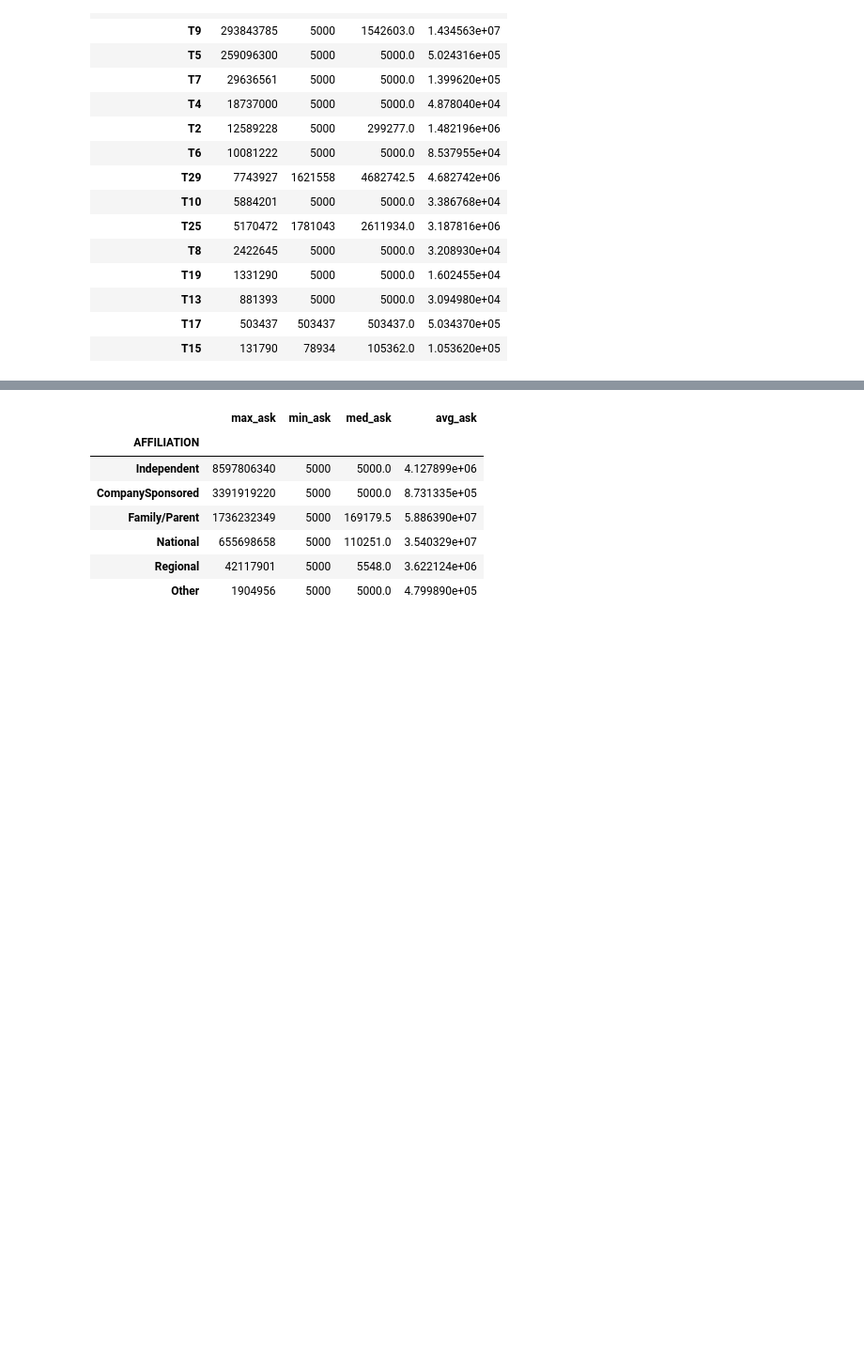
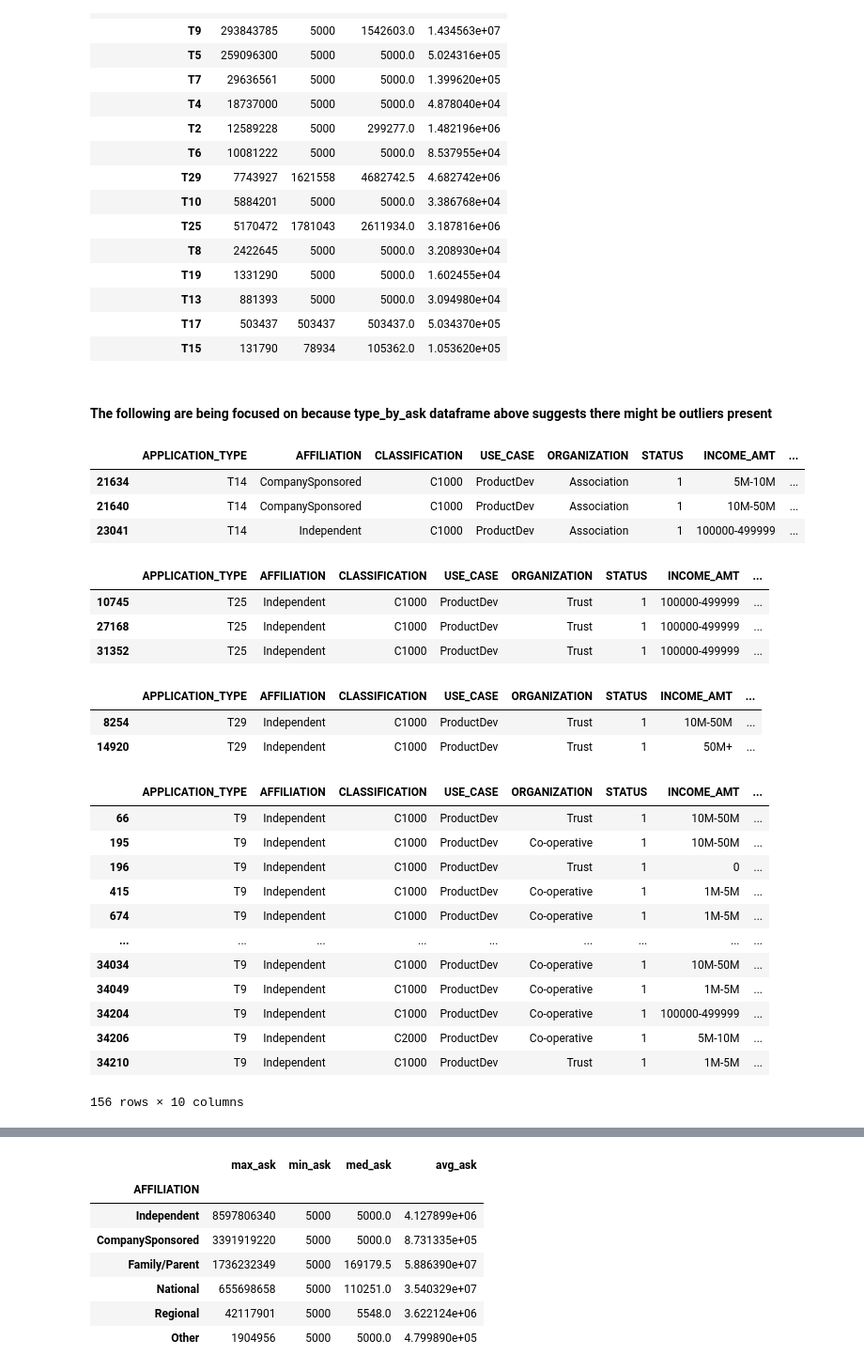
Before and after one commit to juliemcbaker/alphabet_optimization, a Jupyter notebook: AlphabetSoupCharity_Optimization.ipynb, the cells around one changed output, grey strips where cells are left out. Shown: that part at 94% size. Saved outputs shown, nothing was run; the diff lists cells and outputs as text; code cells hidden in the pictures; blank space fills up the shorter version.

```diff
--- a/AlphabetSoupCharity_Optimization.ipynb
+++ b/AlphabetSoupCharity_Optimization.ipynb
@@ -720,3 +720,45 @@ type_by_ask
 | T13 | 881393 | 5000 | 5000.0 | 3.094980e+04 |
 | T17 | 503437 | 503437 | 503437.0 | 5.034370e+05 |
 | T15 | 131790 | 78934 | 105362.0 | 1.053620e+05 |
+# %% [markdown]
+#### The following are being focused on because type_by_ask dataframe above suggests there might be outliers present
+# %%
+t14_df = app_df_3.loc[app_df_3['APPLICATION_TYPE'] == 'T14']
+t14_df
+# %% [output]
+|  | APPLICATION_TYPE | AFFILIATION | CLASSIFICATION | USE_CASE | ORGANIZATION | STATUS | INCOME_AMT | ... |
+| 21634 | T14 | CompanySponsored | C1000 | ProductDev | Association | 1 | 5M-10M | ... |
+| 21640 | T14 | CompanySponsored | C1000 | ProductDev | Association | 1 | 10M-50M | ... |
+| 23041 | T14 | Independent | C1000 | ProductDev | Association | 1 | 100000-499999 | ... |
+# %%
+t25_df = app_df_3.loc[app_df_3['APPLICATION_TYPE'] == 'T25']
+t25_df
+# %% [output]
+|  | APPLICATION_TYPE | AFFILIATION | CLASSIFICATION | USE_CASE | ORGANIZATION | STATUS | INCOME_AMT | ... |
+| 10745 | T25 | Independent | C1000 | ProductDev | Trust | 1 | 100000-499999 | ... |
+| 27168 | T25 | Independent | C1000 | ProductDev | Trust | 1 | 100000-499999 | ... |
+| 31352 | T25 | Independent | C1000 | ProductDev | Trust | 1 | 100000-499999 | ... |
+# %%
+t29_df = app_df_3.loc[app_df_3['APPLICATION_TYPE'] == 'T29']
+t29_df
+# %% [output]
+|  | APPLICATION_TYPE | AFFILIATION | CLASSIFICATION | USE_CASE | ORGANIZATION | STATUS | INCOME_AMT | ... |
+| 8254 | T29 | Independent | C1000 | ProductDev | Trust | 1 | 10M-50M | ... |
+| 14920 | T29 | Independent | C1000 | ProductDev | Trust | 1 | 50M+ | ... |
+# %%
+t9_df = app_df_3.loc[app_df_3['APPLICATION_TYPE'] == 'T9']
+t9_df
+# %% [output]
+|  | APPLICATION_TYPE | AFFILIATION | CLASSIFICATION | USE_CASE | ORGANIZATION | STATUS | INCOME_AMT | ... |
+| 66 | T9 | Independent | C1000 | ProductDev | Trust | 1 | 10M-50M | ... |
+| 195 | T9 | Independent | C1000 | ProductDev | Co-operative | 1 | 10M-50M | ... |
+| 196 | T9 | Independent | C1000 | ProductDev | Trust | 1 | 0 | ... |
+| 415 | T9 | Independent | C1000 | ProductDev | Co-operative | 1 | 1M-5M | ... |
+| 674 | T9 | Independent | C1000 | ProductDev | Co-operative | 1 | 1M-5M | ... |
+| ... | ... | ... | ... | ... | ... | ... | ... | ... |
+| 34034 | T9 | Independent | C1000 | ProductDev | Co-operative | 1 | 10M-50M | ... |
+| 34049 | T9 | Independent | C1000 | ProductDev | Co-operative | 1 | 1M-5M | ... |
+| 34204 | T9 | Independent | C1000 | ProductDev | Co-operative | 1 | 100000-499999 | ... |
+| 34206 | T9 | Independent | C2000 | ProductDev | Co-operative | 1 | 5M-10M | ... |
+| 34210 | T9 | Independent | C1000 | ProductDev | Trust | 1 | 1M-5M | ... |
+156 rows × 10 columns
```
Also changed, not shown: parts of 20 cells of this notebook, 1 other file.
